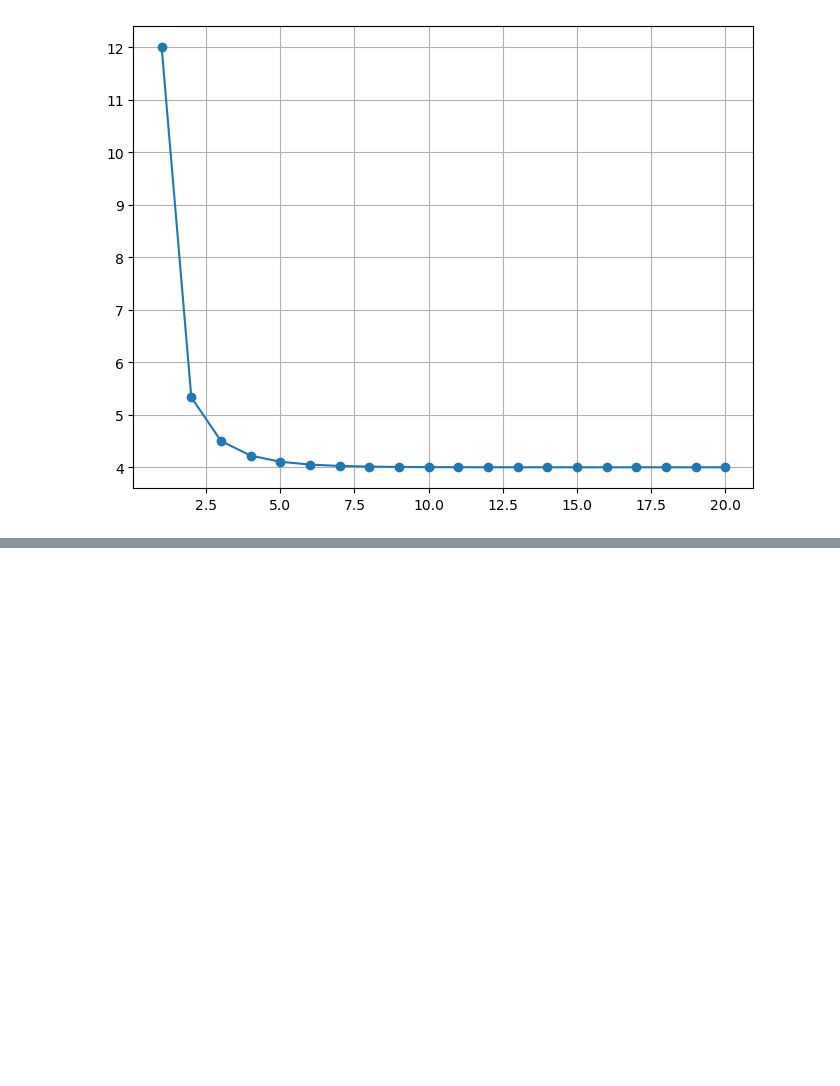
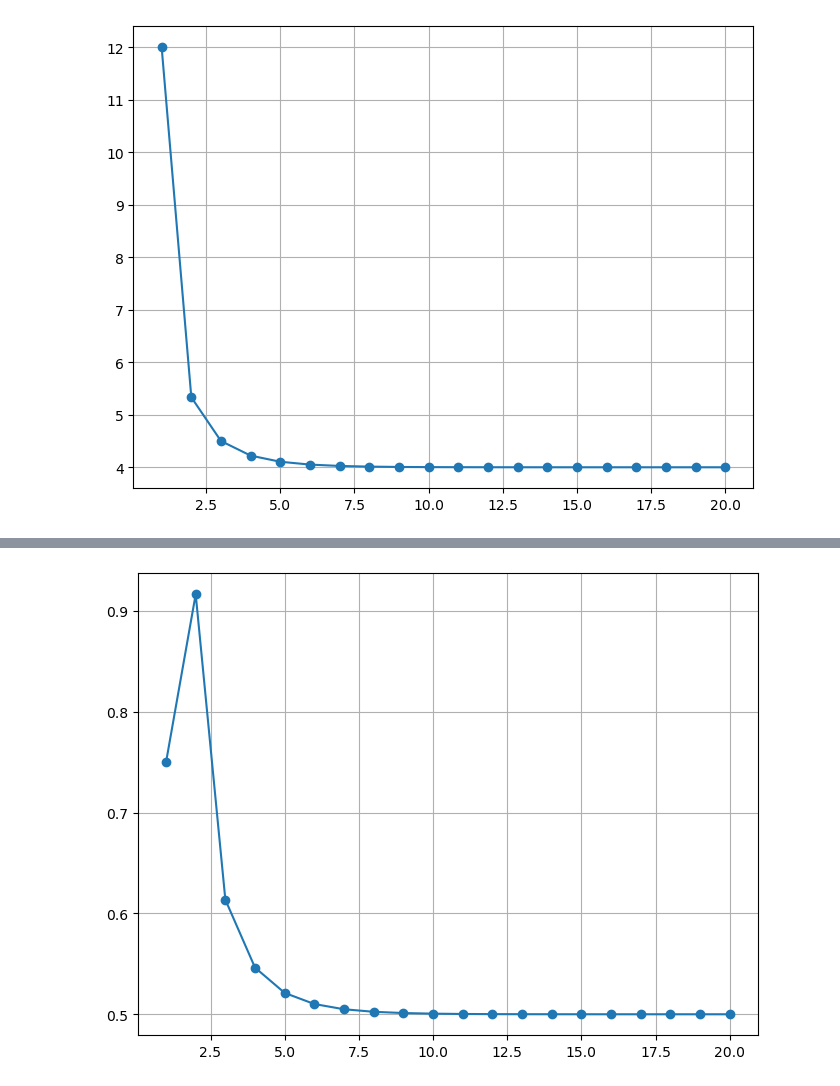
Before and after one commit to gshigin/gos-programming, a Jupyter notebook: nummeth/task_3/Kuznetsov.ipynb, the cells around one changed output, grey strips where cells are left out. Saved outputs shown, nothing was run; the diff lists cells and outputs as text; code cells hidden in the pictures; blank space fills up the shorter version.

```diff
--- a/nummeth/task_3/Kuznetsov.ipynb
+++ b/nummeth/task_3/Kuznetsov.ipynb
@@ -103,0 +128,10 @@ plt.show()
+# %%
+fig, ax = plt.subplots(1, 1, figsize=(8,6))
+
+ax.plot(np.linspace(1, num_iterations, num_iterations),
+            eigenvalues, marker = 'o')
+ax.grid()
+
+plt.show()
+# %% [output]
+[figure, added]
```
Also changed, not shown: parts of 5 cells of this notebook.
